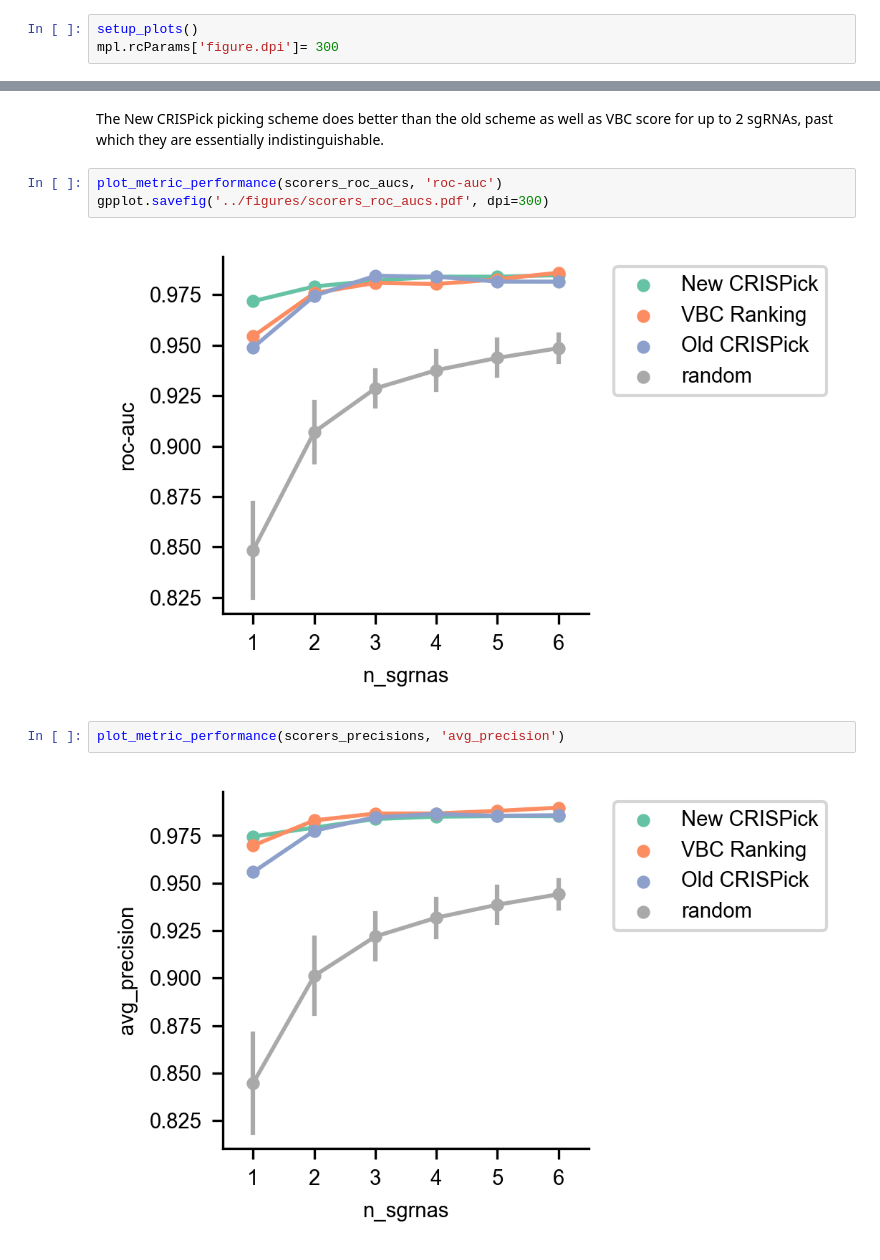
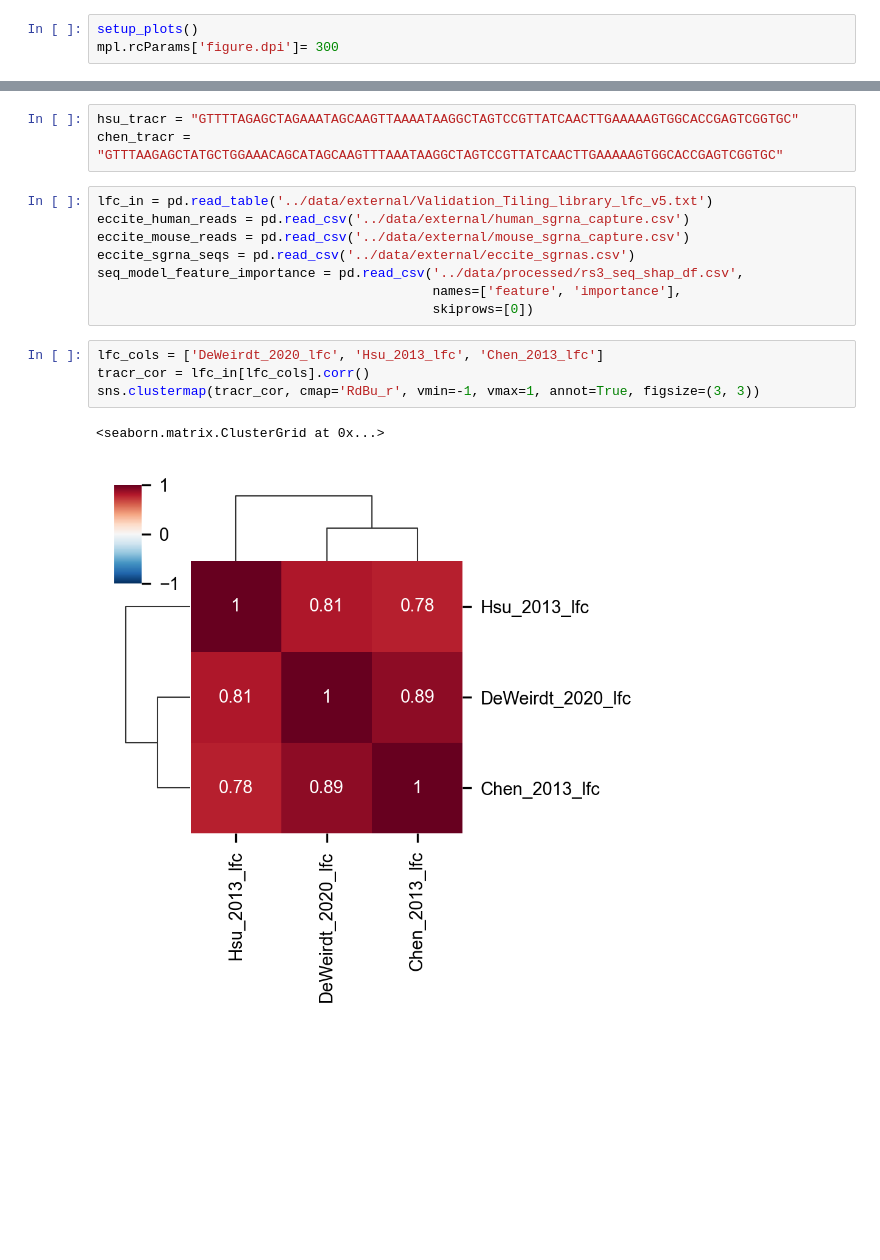
Before and after one commit to gpp-rnd/rs_dev, a Jupyter notebook: code/17_ess_noness_tiling.ipynb, the cells around one changed output, grey strips where cells are left out. Cells and saved outputs as stored; diff of their text form; blank space fills up the shorter version.

Commit message:
code (resubmission): add analyses of tracrRNA and ess/noness tiling

```diff
--- a/code/17_ess_noness_tiling.ipynb
+++ b/code/17_ess_noness_tiling.ipynb
@@ -388,12 +25,18 @@ scorers_roc_aucs, scorers_precisions = get_ranking_method_performance(long_lfcs,
-# %% [markdown]
-The New CRISPick picking scheme does better than the old scheme as well as VBC
-score for up to 2 sgRNAs, past which they are essentially indistinguishable.
-# %%
-plot_metric_performance(scorers_roc_aucs, 'roc-auc')
-gpplot.savefig('../figures/scorers_roc_aucs.pdf', dpi=300)
-# %% [output]
-[figure, removed]
-# %%
-plot_metric_performance(scorers_precisions, 'avg_precision')
-# %% [output]
-[figure, removed]
+# %%
+hsu_tracr = "GTTTTAGAGCTAGAAATAGCAAGTTAAAATAAGGCTAGTCCGTTATCAACTTGAAAAAGTGGCACCGAGTCGGTGC"
+chen_tracr = "GTTTAAGAGCTATGCTGGAAACAGCATAGCAAGTTTAAATAAGGCTAGTCCGTTATCAACTTGAAAAAGTGGCACCGAGTCGGTGC"
+# %%
+lfc_in = pd.read_table('../data/external/Validation_Tiling_library_lfc_v5.txt')
+eccite_human_reads = pd.read_csv('../data/external/human_sgrna_capture.csv')
+eccite_mouse_reads = pd.read_csv('../data/external/mouse_sgrna_capture.csv')
+eccite_sgrna_seqs = pd.read_csv('../data/external/eccite_sgrnas.csv')
+seq_model_feature_importance = pd.read_csv('../data/processed/rs3_seq_shap_df.csv',
+                                           names=['feature', 'importance'],
+                                           skiprows=[0])
+# %%
+lfc_cols = ['DeWeirdt_2020_lfc', 'Hsu_2013_lfc', 'Chen_2013_lfc']
+tracr_cor = lfc_in[lfc_cols].corr()
+sns.clustermap(tracr_cor, cmap='RdBu_r', vmin=-1, vmax=1, annot=True, figsize=(3, 3))
+# %% [output]
+<seaborn.matrix.ClusterGrid at 0x...>
+[figure, added]
```
Also changed, not shown: parts of 82 cells of this notebook, 8 other files.
